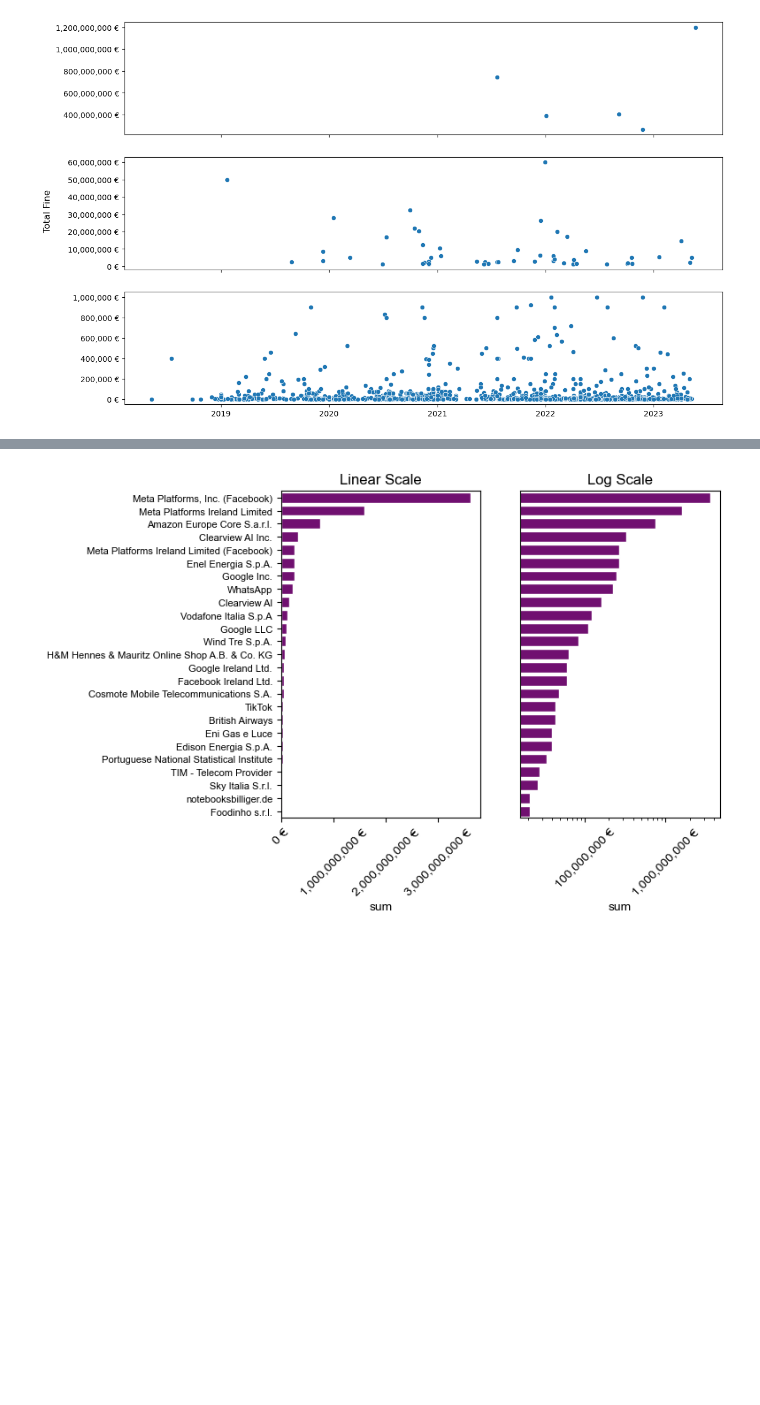
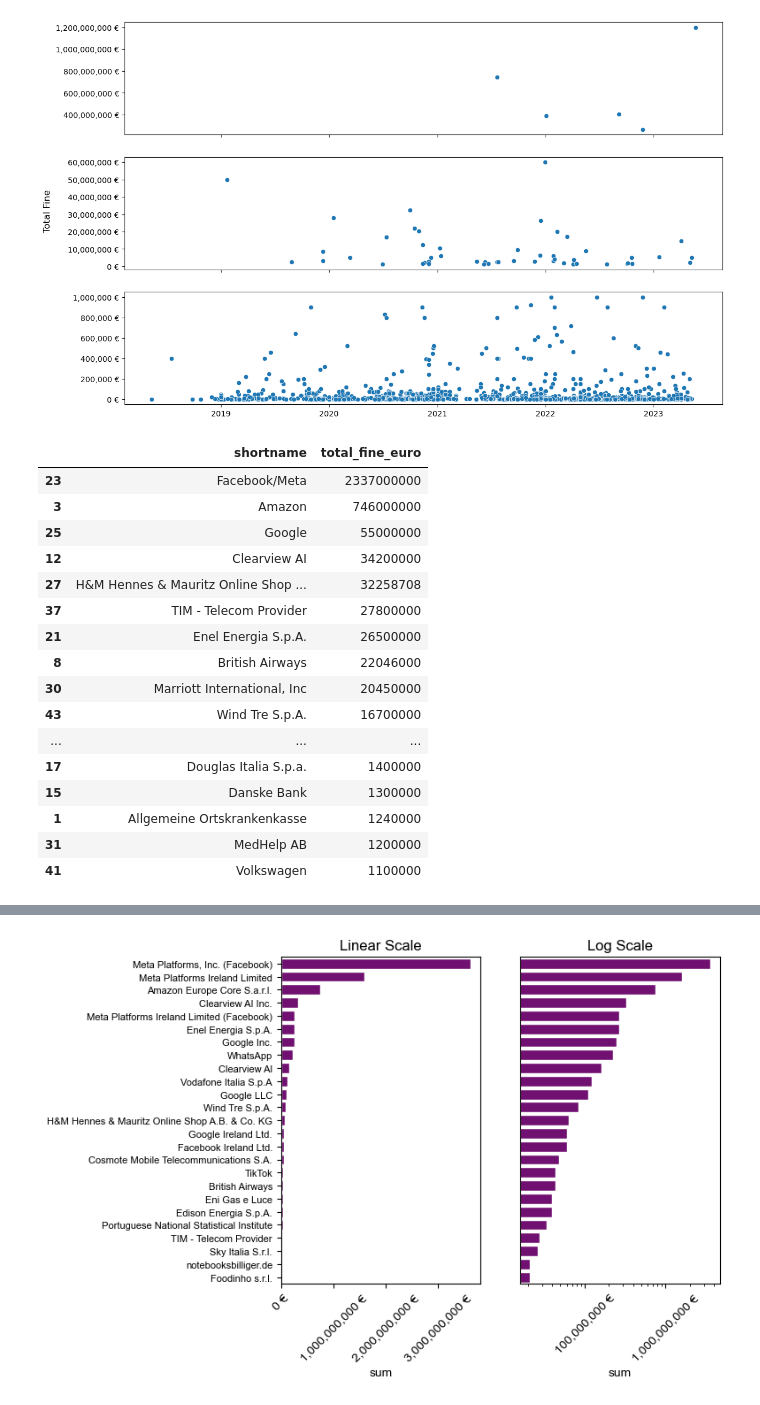
Before and after one commit to dc27/gdpr-fines-analysis, a Jupyter notebook: dev.ipynb, the cells around one changed output, grey strips where cells are left out. Cells and saved outputs as stored; diff of their text form; code cells hidden in the pictures; blank space fills up the shorter version.

```diff
--- a/dev.ipynb
+++ b/dev.ipynb
@@ -372,3 +366,45 @@ import matplotlib as mpl
+# %%
+def strfind(series, term):
+    "shorthand"
+    return series.str.contains(term, case=False)
+
+(
+    with_controller
+    .query('total_fine_euro > 1e6')
+    .sort_values('date')
+    .assign(
+        shortname = lambda x: np.select(
+            [strfind(x.controller, "Facebook"), strfind(x.controller, "Meta"), strfind(x.controller, "Amazon"), strfind(x.controller, "Google"),
+             strfind(x.controller, "Microsoft"), strfind(x.controller, "Vodafone"), strfind(x.controller, "WhatsApp"),
+             strfind(x.controller, "Clearview")],
+            ["Facebook/Meta", "Facebook/Meta", "Amazon", "Google", "Microsoft", "Vodafone", "WhatsApp", "Clearview AI"],
+            x.controller
+        )
+    )
+    .groupby('shortname')
+    .total_fine_euro
+    .sum()
+    .reset_index()
+    .sort_values('total_fine_euro', ascending=False)
+)
+# %% [output]
+|  | shortname | total_fine_euro |
+| 23 | Facebook/Meta | 2337000000 |
+| 3 | Amazon | 746000000 |
+| 25 | Google | 55000000 |
+| 12 | Clearview AI | 34200000 |
+| 27 | H&M Hennes & Mauritz Online Shop ... | 32258708 |
+| 37 | TIM - Telecom Provider | 27800000 |
+| 21 | Enel Energia S.p.A. | 26500000 |
+| 8 | British Airways | 22046000 |
+| 30 | Marriott International, Inc | 20450000 |
+| 43 | Wind Tre S.p.A. | 16700000 |
+| ... | ... | ... |
+| 17 | Douglas Italia S.p.a. | 1400000 |
+| 15 | Danske Bank | 1300000 |
+| 1 | Allgemeine Ortskrankenkasse | 1240000 |
+| 31 | MedHelp AB | 1200000 |
+| 41 | Volkswagen | 1100000 |
 # %%
 top_25_fined_controllers = (
     fines_long
```
Also changed, not shown: parts of 10 cells of this notebook.
